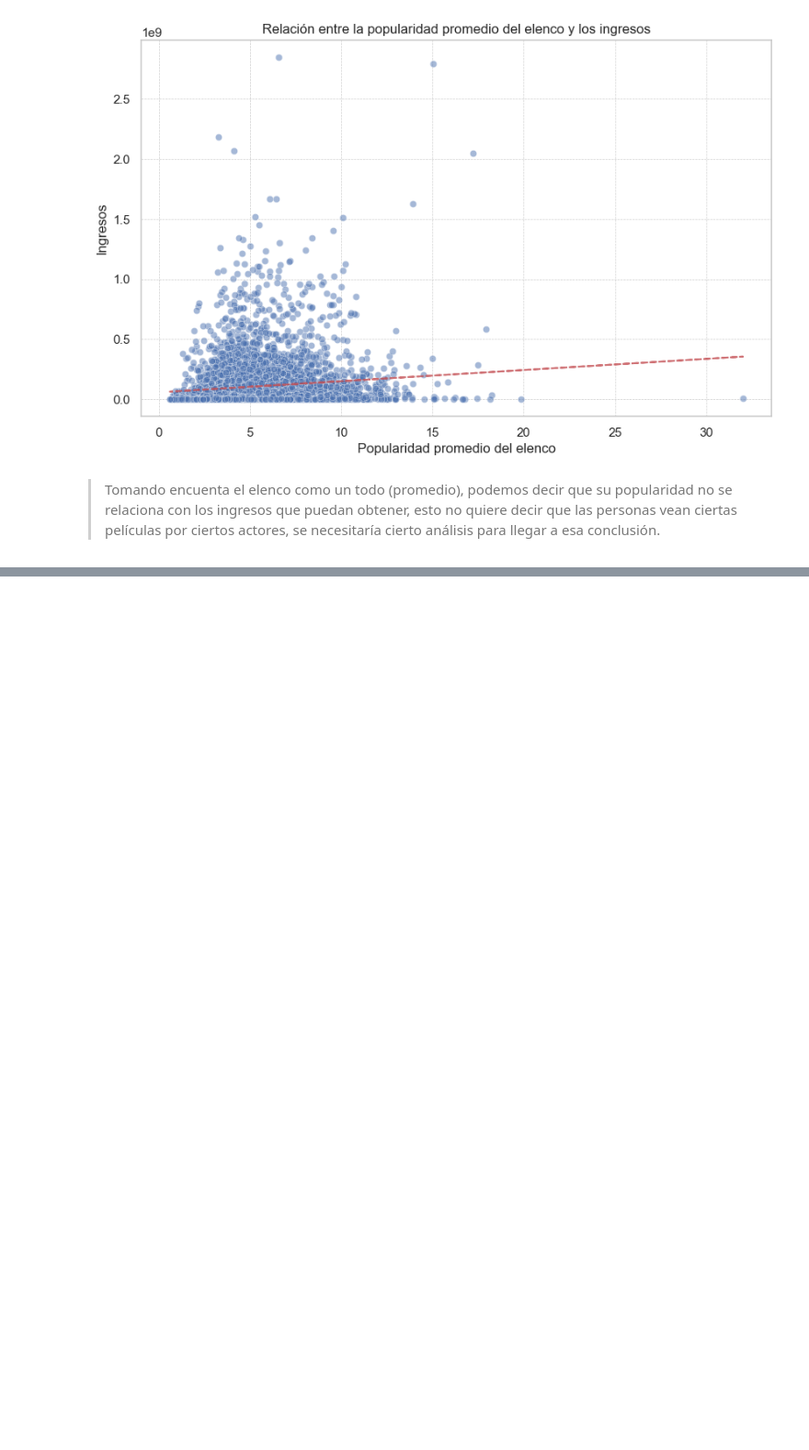
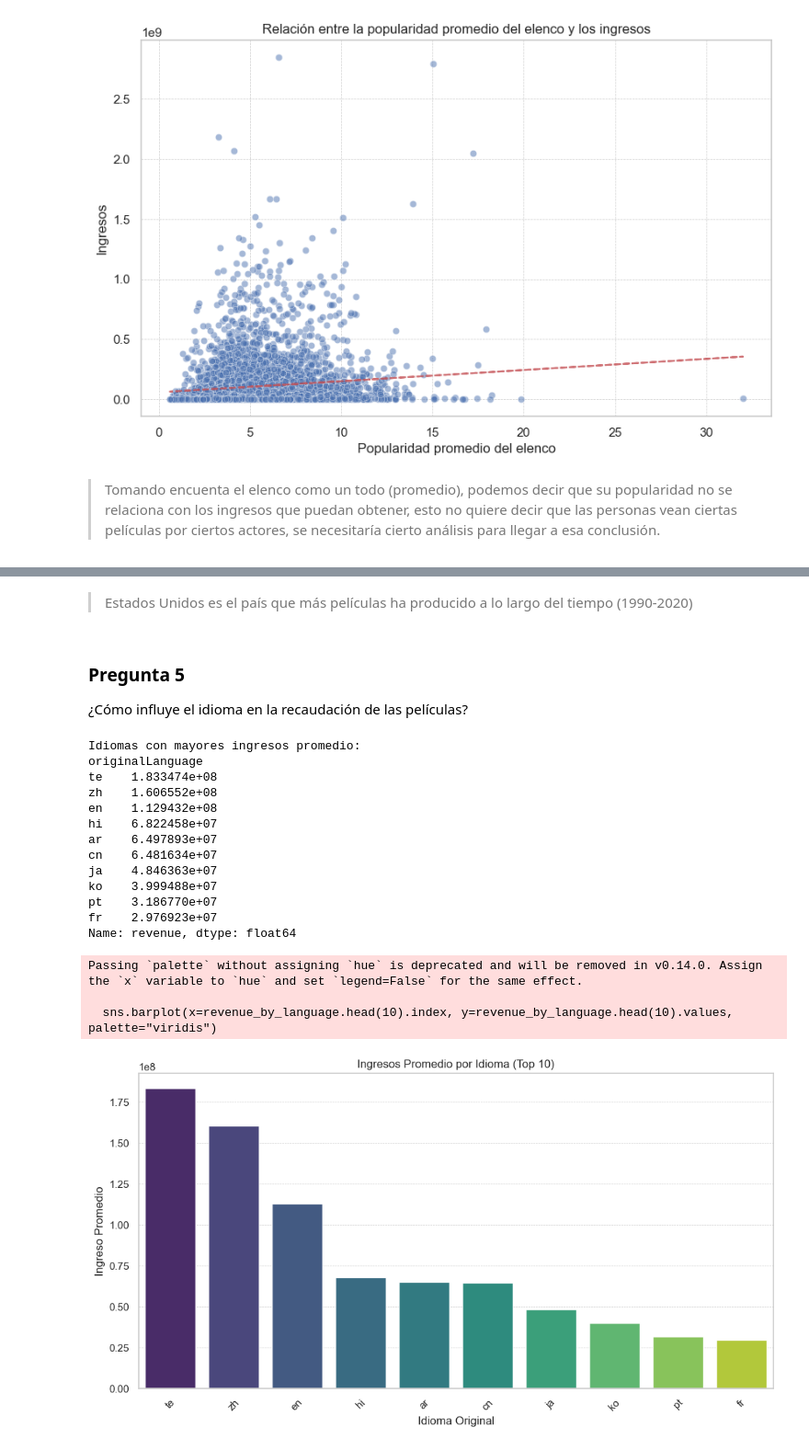
Before and after one commit to Gxrco/DM-HT1, a Jupyter notebook: descriptive_analysis.ipynb, the cells around one changed output, grey strips where cells are left out. Shown at 92% size. Saved outputs shown, nothing was run; the diff lists cells and outputs as text; code cells hidden in the pictures; blank space fills up the shorter version.

```diff
--- a/descriptive_analysis.ipynb
+++ b/descriptive_analysis.ipynb
@@ -276,0 +362,39 @@ Correlación entre la popularidad promedio del elenco y los ingresos: 0.1179
+# %% [markdown]
+> Estados Unidos es el país que más películas ha producido a lo largo del tiempo (1990-2020)
+# %% [markdown]
+### Pregunta 5
+¿Cómo influye el idioma en la recaudación de las películas?
+# %%
+df["revenue"] = pd.to_numeric(df["revenue"], errors="coerce")
+df_valid = df[df["revenue"] > 0]
+
+revenue_by_language = df_valid.groupby("originalLanguage")["revenue"].mean().sort_values(ascending=False)
+
+print("Idiomas con mayores ingresos promedio:")
+print(revenue_by_language.head(10))
+plt.figure(figsize=(12, 6))
+sns.barplot(x=revenue_by_language.head(10).index, y=revenue_by_language.head(10).values, palette="viridis")
+plt.xlabel("Idioma Original")
+plt.ylabel("Ingreso Promedio")
+plt.title("Ingresos Promedio por Idioma (Top 10)")
+plt.xticks(rotation=45)
+plt.grid(axis="y", linestyle="--", linewidth=0.5)
+plt.show()
+# %% [output]
+Idiomas con mayores ingresos promedio:
+originalLanguage
+te    1.833474e+08
+zh    1.606552e+08
+en    1.129432e+08
+hi    6.822458e+07
+ar    6.497893e+07
+cn    6.481634e+07
+ja    4.846363e+07
+ko    3.999488e+07
+pt    3.186770e+07
+fr    2.976923e+07
+Name: revenue, dtype: float64
+Passing `palette` without assigning `hue` is deprecated and will be removed in v0.14.0. Assign the `x` variable to `hue` and set `legend=False` for the same effect.
+
+  sns.barplot(x=revenue_by_language.head(10).index, y=revenue_by_language.head(10).values, palette="viridis")
+[figure, added]
```
Also changed, not shown: parts of 17 cells of this notebook.
